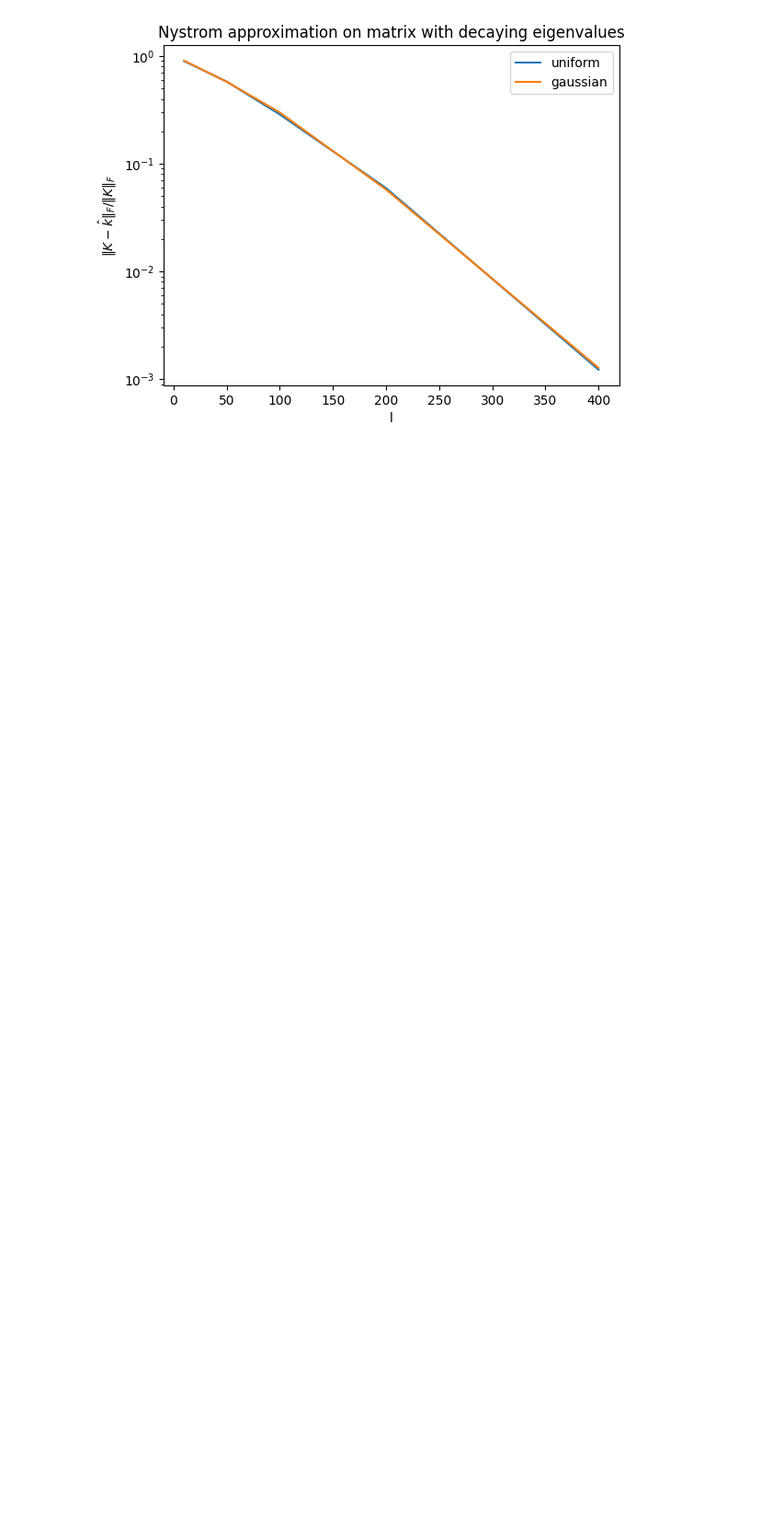
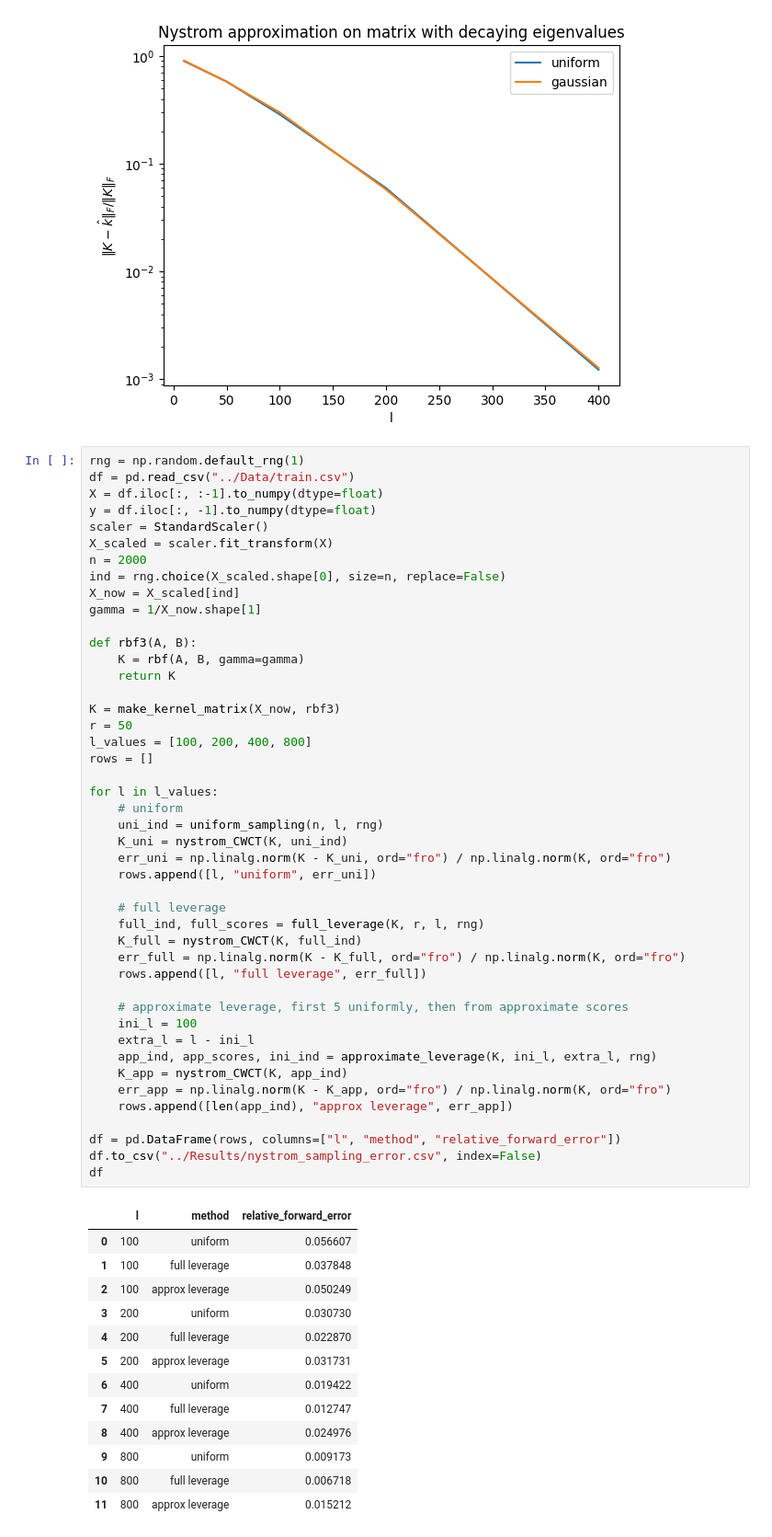
Before and after one commit to YTFORGE898/repo, a Jupyter notebook: Experiments/uniform_nystrom_chapter3.ipynb, the cells around one changed output. Shown at 92% size. Cells and saved outputs as stored; diff of their text form; blank space fills up the shorter version.

```diff
--- a/Experiments/uniform_nystrom_chapter3.ipynb
+++ b/Experiments/uniform_nystrom_chapter3.ipynb
@@ -262,3 +264,62 @@ l = 400
 uniform forward error = 0.0012239243058334273
 gaussian forward error = 0.0012716876654798516
 [figure]
+# %%
+rng = np.random.default_rng(1)
+df = pd.read_csv("../Data/train.csv")
+X = df.iloc[:, :-1].to_numpy(dtype=float)
+y = df.iloc[:, -1].to_numpy(dtype=float)
+scaler = StandardScaler()
+X_scaled = scaler.fit_transform(X)
+n = 2000
+ind = rng.choice(X_scaled.shape[0], size=n, replace=False)
+X_now = X_scaled[ind]
+gamma = 1/X_now.shape[1]
+
+def rbf3(A, B):
+    K = rbf(A, B, gamma=gamma)
+    return K
+
+K = make_kernel_matrix(X_now, rbf3)
+r = 50
+l_values = [100, 200, 400, 800]
+rows = []
+
+for l in l_values:
+    # uniform
+    uni_ind = uniform_sampling(n, l, rng)
+    K_uni = nystrom_CWCT(K, uni_ind)
+    err_uni = np.linalg.norm(K - K_uni, ord="fro") / np.linalg.norm(K, ord="fro")
+    rows.append([l, "uniform", err_uni])
+
+    # full leverage
+    full_ind, full_scores = full_leverage(K, r, l, rng)
+    K_full = nystrom_CWCT(K, full_ind)
+    err_full = np.linalg.norm(K - K_full, ord="fro") / np.linalg.norm(K, ord="fro")
+    rows.append([l, "full leverage", err_full])
+
+    # approximate leverage, first 5 uniformly, then from approximate scores
+    ini_l = 100
+    extra_l = l - ini_l
+    app_ind, app_scores, ini_ind = approximate_leverage(K, ini_l, extra_l, rng)
+    K_app = nystrom_CWCT(K, app_ind)
+    err_app = np.linalg.norm(K - K_app, ord="fro") / np.linalg.norm(K, ord="fro")
+    rows.append([len(app_ind), "approx leverage", err_app])
+
+df = pd.DataFrame(rows, columns=["l", "method", "relative_forward_error"])
+df.to_csv("../Results/nystrom_sampling_error.csv", index=False)
+df
+# %% [output]
+|  | l | method | relative_forward_error |
+| 0 | 100 | uniform | 0.056607 |
+| 1 | 100 | full leverage | 0.037848 |
+| 2 | 100 | approx leverage | 0.050249 |
+| 3 | 200 | uniform | 0.030730 |
+| 4 | 200 | full leverage | 0.022870 |
+| 5 | 200 | approx leverage | 0.031731 |
+| 6 | 400 | uniform | 0.019422 |
+| 7 | 400 | full leverage | 0.012747 |
+| 8 | 400 | approx leverage | 0.024976 |
+| 9 | 800 | uniform | 0.009173 |
+| 10 | 800 | full leverage | 0.006718 |
+| 11 | 800 | approx leverage | 0.015212 |
```
Also changed, not shown: parts of 1 cell of this notebook, 2 other files.
